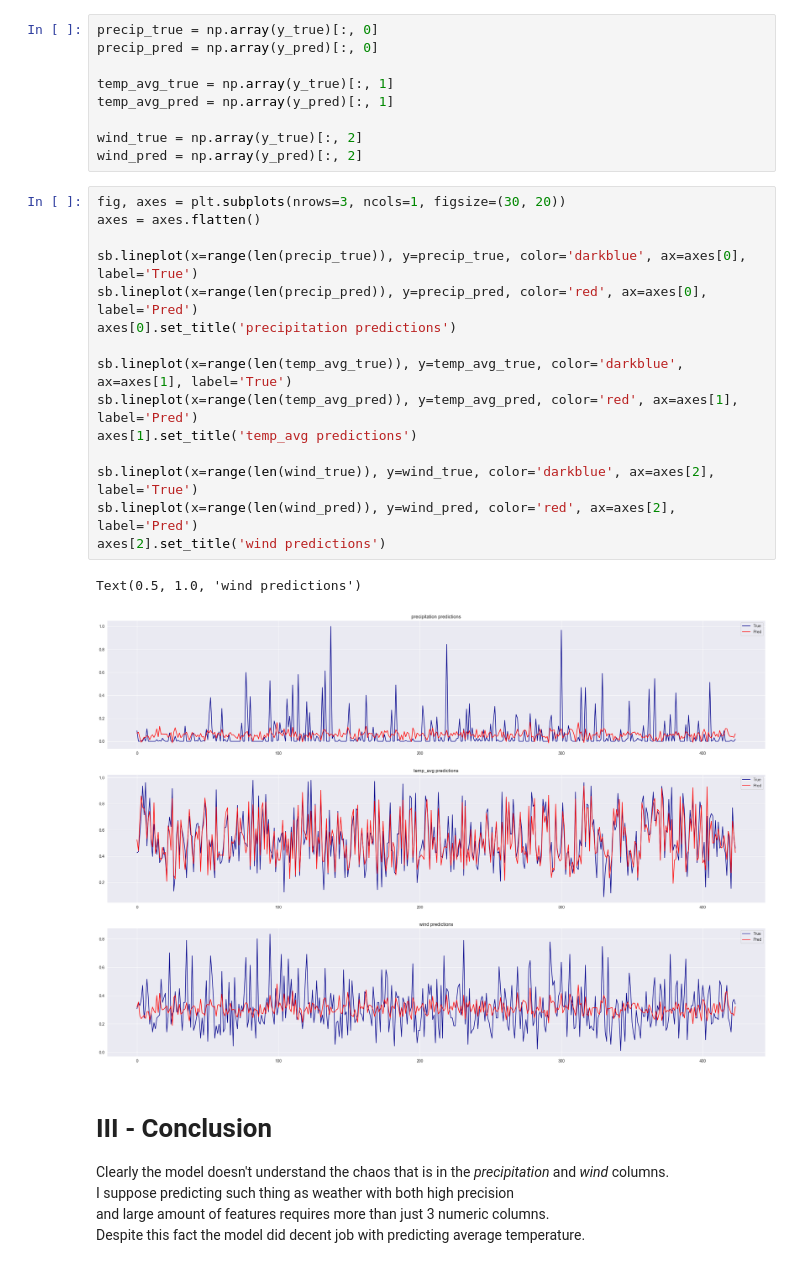
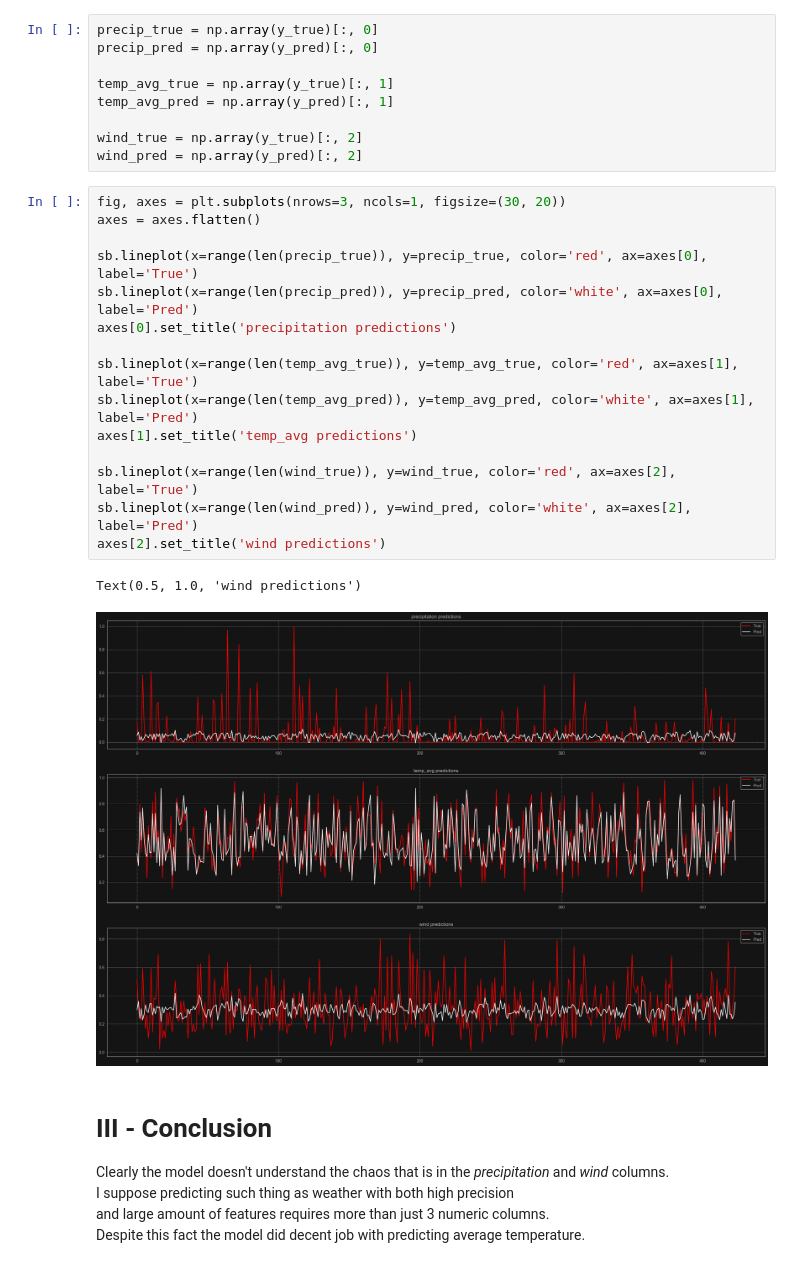
Before and after one commit to gracjan-p/weather-rnn, a Jupyter notebook: main.ipynb, the cells around one changed output. Cells and saved outputs as stored; diff of their text form.

```diff
--- a/main.ipynb
+++ b/main.ipynb
@@ -566,21 +563,21 @@ wind_pred = np.array(y_pred)[:, 2]
 # %%
 fig, axes = plt.subplots(nrows=3, ncols=1, figsize=(30, 20))
 axes = axes.flatten()
 
-sb.lineplot(x=range(len(precip_true)), y=precip_true, color='darkblue', ax=axes[0], label='True')
-sb.lineplot(x=range(len(precip_pred)), y=precip_pred, color='red', ax=axes[0], label='Pred')
+sb.lineplot(x=range(len(precip_true)), y=precip_true, color='red', ax=axes[0], label='True')
+sb.lineplot(x=range(len(precip_pred)), y=precip_pred, color='white', ax=axes[0], label='Pred')
 axes[0].set_title('precipitation predictions')
 
-sb.lineplot(x=range(len(temp_avg_true)), y=temp_avg_true, color='darkblue', ax=axes[1], label='True')
-sb.lineplot(x=range(len(temp_avg_pred)), y=temp_avg_pred, color='red', ax=axes[1], label='Pred')
+sb.lineplot(x=range(len(temp_avg_true)), y=temp_avg_true, color='red', ax=axes[1], label='True')
+sb.lineplot(x=range(len(temp_avg_pred)), y=temp_avg_pred, color='white', ax=axes[1], label='Pred')
 axes[1].set_title('temp_avg predictions')
 
-sb.lineplot(x=range(len(wind_true)), y=wind_true, color='darkblue', ax=axes[2], label='True')
-sb.lineplot(x=range(len(wind_pred)), y=wind_pred, color='red', ax=axes[2], label='Pred')
+sb.lineplot(x=range(len(wind_true)), y=wind_true, color='red', ax=axes[2], label='True')
+sb.lineplot(x=range(len(wind_pred)), y=wind_pred, color='white', ax=axes[2], label='Pred')
 axes[2].set_title('wind predictions')
 # %% [output]
 Text(0.5, 1.0, 'wind predictions')
-[figure, old version]
+[figure, new version]
 # %% [markdown]
 # III - Conclusion
 Clearly the model doesn't understand the chaos that is in the _precipitation_ and _wind_ columns. <br>
```
Also changed, not shown: parts of 6 cells of this notebook, 1 other file.
